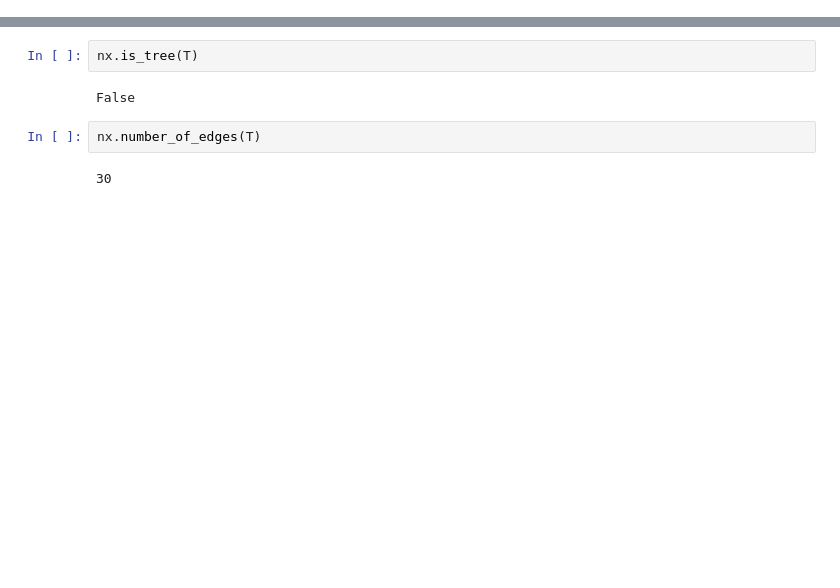
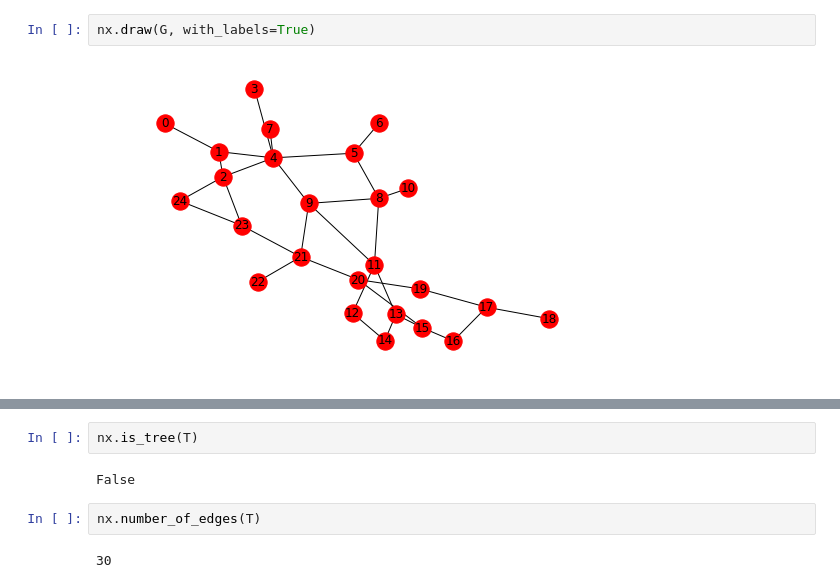
Before and after one commit to Linda0501/network-alg-proj, a Jupyter notebook: test_outputs.ipynb, the cells around one changed output, grey strips where cells are left out. Saved outputs shown, nothing was run; the diff lists cells and outputs as text; blank space fills up the shorter version.

```diff
--- a/test_outputs.ipynb
+++ b/test_outputs.ipynb
@@ -13 +15,5 @@ nx.draw(T, with_labels=True)
+# %%
+nx.draw(G, with_labels=True)
+# %% [output]
+[figure, added]
 # %%
```
Also changed, not shown: parts of 5 cells of this notebook, 1 other file.
